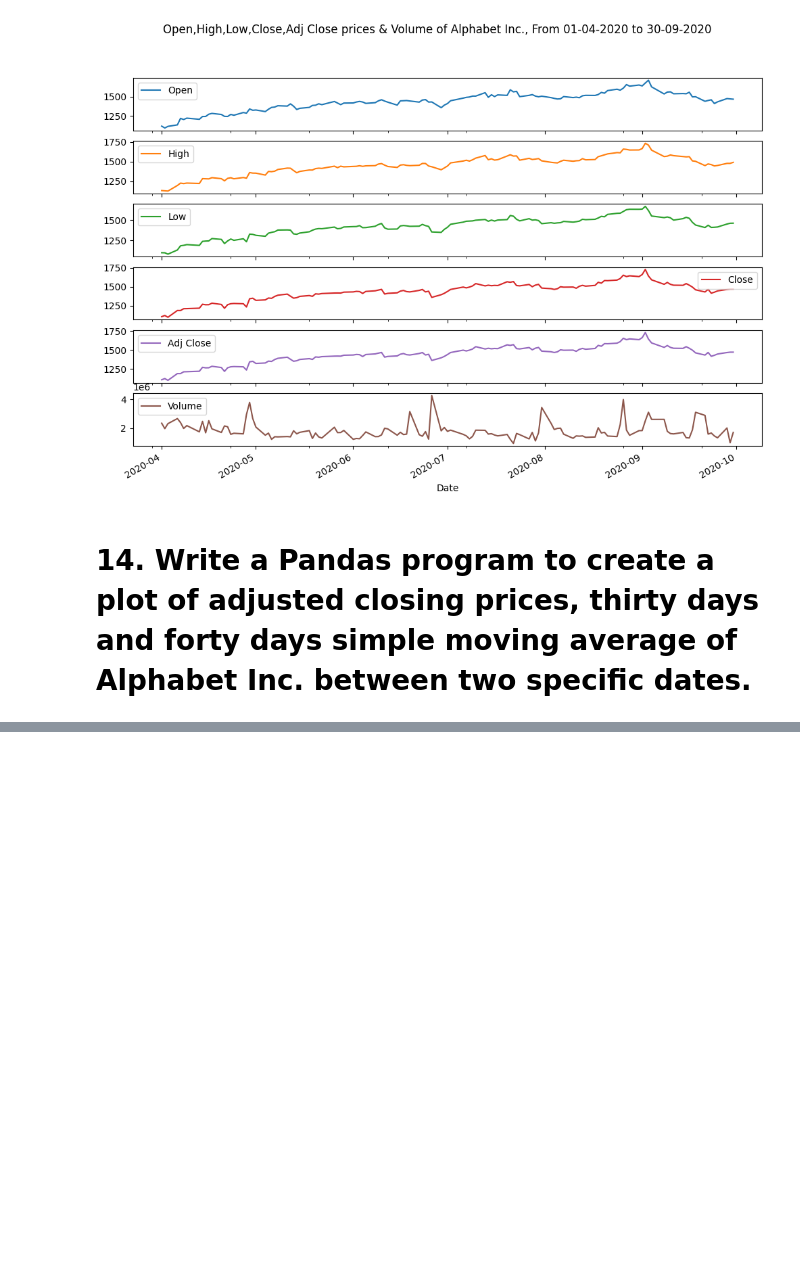
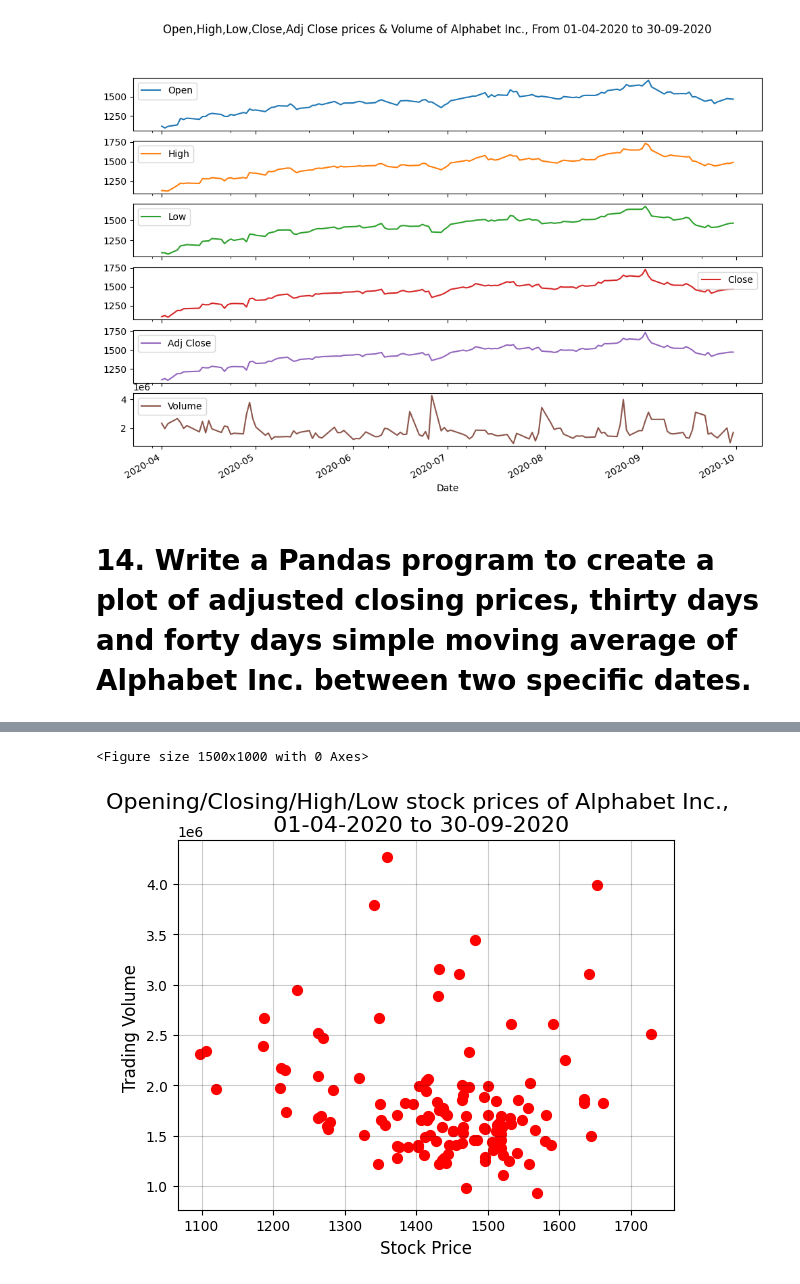
Before and after one commit to MayureshOP-max/DataAnalytics, a Jupyter notebook: Assignment_6.ipynb, the cells around one changed output, grey strips where cells are left out. Drawn from its saved outputs; the diff is of its cells as text; code cells hidden in the pictures; blank space fills up the shorter version.

```diff
--- a/Assignment_6.ipynb
+++ b/Assignment_6.ipynb
@@ -308,0 +363,22 @@ plt.show()
+# %%
+sd = pd.to_datetime('2020-04-01')
+ed = pd.to_datetime('2020-09-30')  #set startdate and enddate
+
+df['Date'] = pd.to_datetime(df['Date'])   #set the date column in df in datetime format from the regular string format
+newdf = (df['Date']>=sd) & (df['Date'] <=ed)  #taking dates only between sd to ed
+df1 = df.loc[newdf]   # newdf is mask and df2 is filtered df
+df2 = df1.set_index('Date')
+
+x= ['Close']; y = ['Volume']
+plt.figure(figsize = (15,10))
+df2.plot.scatter(x,y, s =50 ,color = 'red')
+plt.grid(color = 'black',alpha =0.2)
+plt.xlabel('Stock Price',fontsize=12, color='black')
+plt.ylabel('Trading Volume ', fontsize=12, color='black')
+
+plt.suptitle('Opening/Closing/High/Low stock prices of Alphabet Inc.,\n 01-04-2020 to 30-09-2020', fontsize=16, color='black')
+
+plt.show()
+# %% [output]
+<Figure size 1500x1000 with 0 Axes>
+[figure, added]
```
Also changed, not shown: parts of 7 cells of this notebook.
